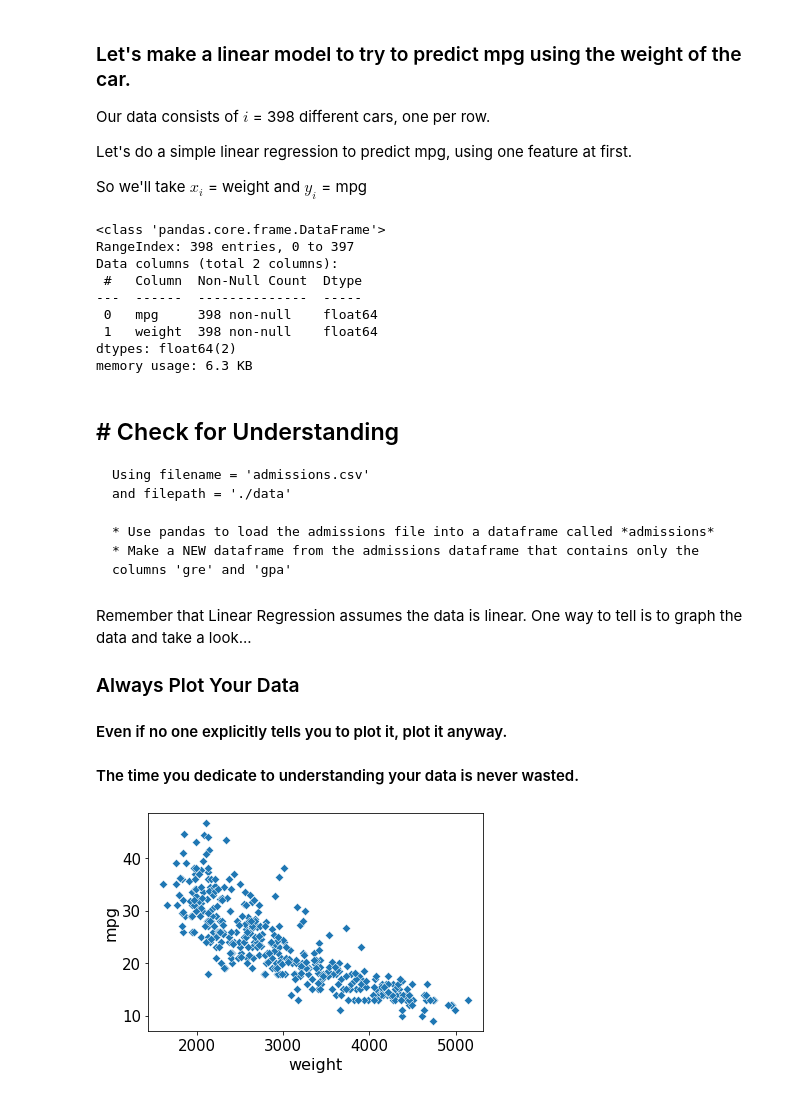
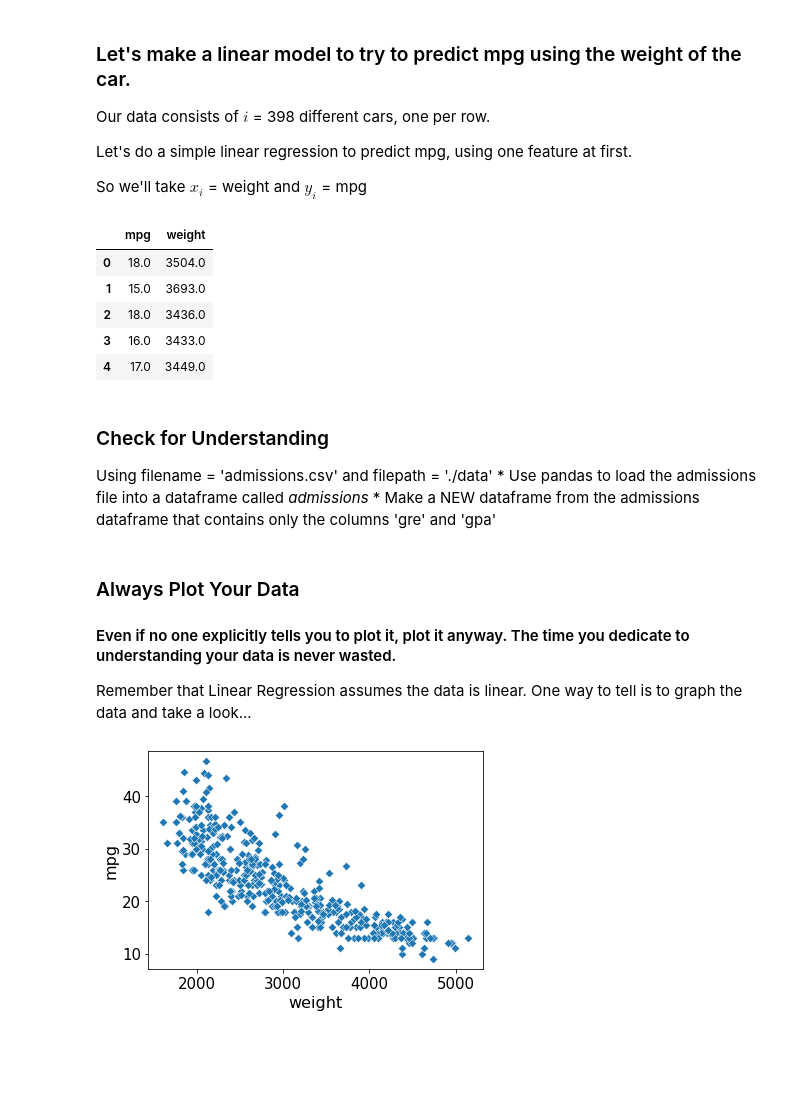
Before and after one commit to seanreed1111/dai-regression, a Jupyter notebook: linear-regression-1.ipynb, the cells around one changed output. Cells and saved outputs as stored; diff of their text form; code cells hidden in the pictures; blank space fills up the shorter version.

```diff
--- a/linear-regression-1.ipynb
+++ b/linear-regression-1.ipynb
@@ -226,32 +219,25 @@ So we'll take $x_i$ = weight and $y_i$ = mpg
 # %%
 # Here, we make a new dataframe with only the columns we need.
 df1 = df_full[['mpg', 'weight']]
-df1.info()
+df1.head()
 # %% [output]
-<class 'pandas.core.frame.DataFrame'>
-RangeIndex: 398 entries, 0 to 397
-Data columns (total 2 columns):
- #   Column  Non-Null Count  Dtype
----  ------  --------------  -----
- 0   mpg     398 non-null    float64
- 1   weight  398 non-null    float64
-dtypes: float64(2)
-memory usage: 6.3 KB
+|  | mpg | weight |
+| 0 | 18.0 | 3504.0 |
+| 1 | 15.0 | 3693.0 |
+| 2 | 18.0 | 3436.0 |
+| 3 | 16.0 | 3433.0 |
+| 4 | 17.0 | 3449.0 |
 # %% [markdown]
-## # Check for Understanding
-    Using filename = 'admissions.csv'
-    and filepath = './data'
-
+### Check for Understanding
+Using filename = 'admissions.csv' and filepath = './data'
     * Use pandas to load the admissions file into a dataframe called *admissions*
     * Make a NEW dataframe from the admissions dataframe that contains only the columns 'gre' and 'gpa'
 # %% [markdown]
-Remember that Linear Regression assumes the data is linear. One way to tell is to graph the data and take a look...
-
 ### Always Plot Your Data
 
-#### Even if no one explicitly tells you to plot it, plot it anyway.
+#### Even if no one explicitly tells you to plot it, plot it anyway. The time you dedicate to understanding your data is never wasted.
 
-#### The time you dedicate to understanding your data is never wasted.
+Remember that Linear Regression assumes the data is linear. One way to tell is to graph the data and take a look...
 # %%
 ax = sns.scatterplot(x='weight', y='mpg', data=df1, ci=None, marker='D')
 # %% [output]
```
Also changed, not shown: parts of 11 cells of this notebook.
